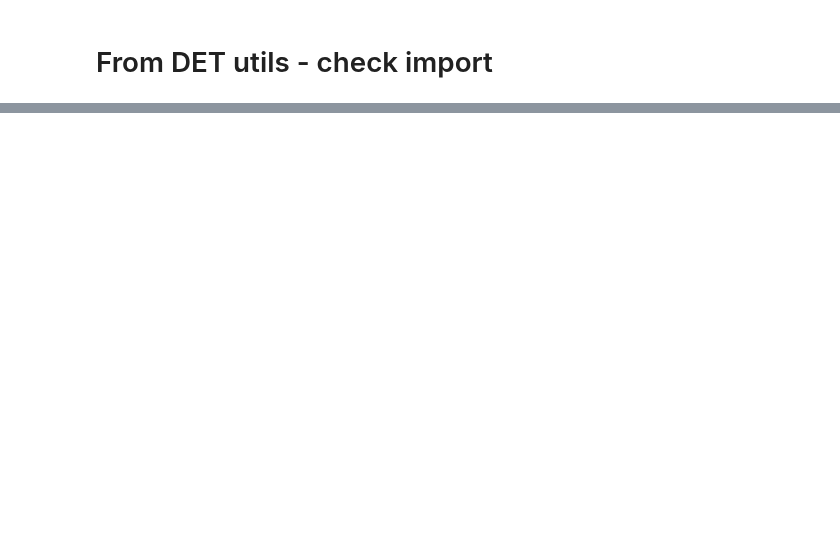
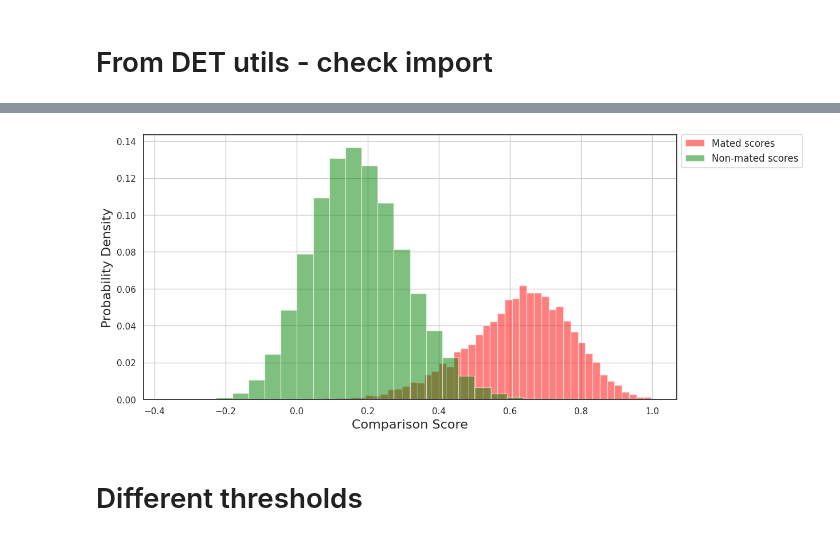
Before and after one commit to Kat-Gabi/Master_Thesis, a Jupyter notebook: notebooks/model_results/ex1_magface_results_notebook.ipynb, the cells around one changed output, grey strips where cells are left out. Saved outputs shown, nothing was run; the diff lists cells and outputs as text; code cells hidden in the pictures; blank space fills up the shorter version.

```diff
--- a/notebooks/model_results/ex1_magface_results_notebook.ipynb
+++ b/notebooks/model_results/ex1_magface_results_notebook.ipynb
@@ -550,0 +365,11 @@ display(stats_system1_df)
+# %%
+
+end_enroll_c =(np.round(len(sim_mat_c_enrolled_iterations_all)/2)).astype(int)
+# mated_scores2 = sim_mat_c_enrolled_iterations_all[:end_enroll_c]
+mated_scores2 = sim_mat_c_enrolled_iterations_all
+end_non_enroll_c = (np.round(len(sim_mat_c_non_enrolled_iterations_all)/2)).astype(int)
+# nonmated_scores2 = sim_mat_c_non_enrolled_iterations_all[:end_non_enroll_c]
+nonmated_scores2 = sim_mat_c_non_enrolled_iterations_all
+scores_type2 = "similarity"
+stats_system2_df = descriptive_statistics(mated_scores2, nonmated_scores2)
+display(stats_system2_df)
@@ -610 +436,7 @@ sim_mat_canonical = np.dot(norm_feats_can, norm_feats_can.T)
+# %%
+plot_histogram(mated_scores2, nonmated_scores2, normalise=True)
+# %% [output]
+[figure, added]
+# %% [markdown]
+# Different thresholds
 # %%
```
Also changed, not shown: parts of 66 cells of this notebook, 5 other files.
